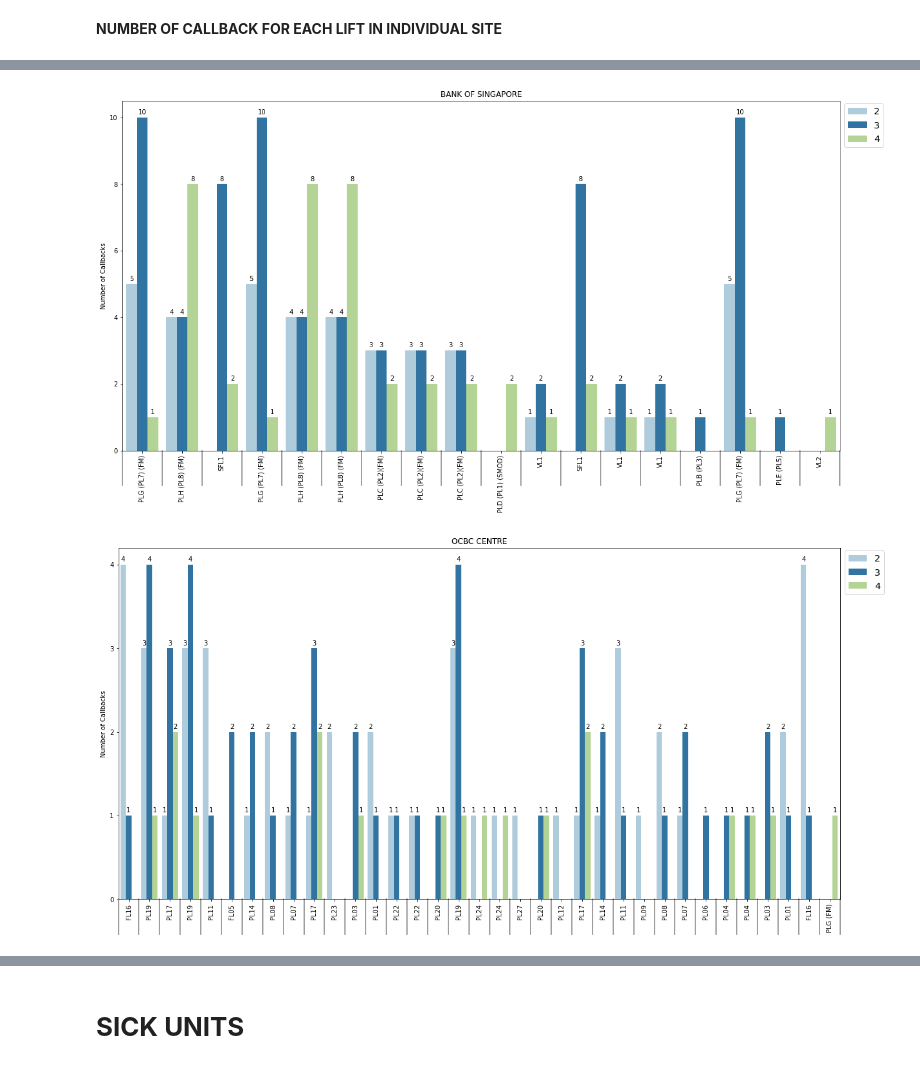
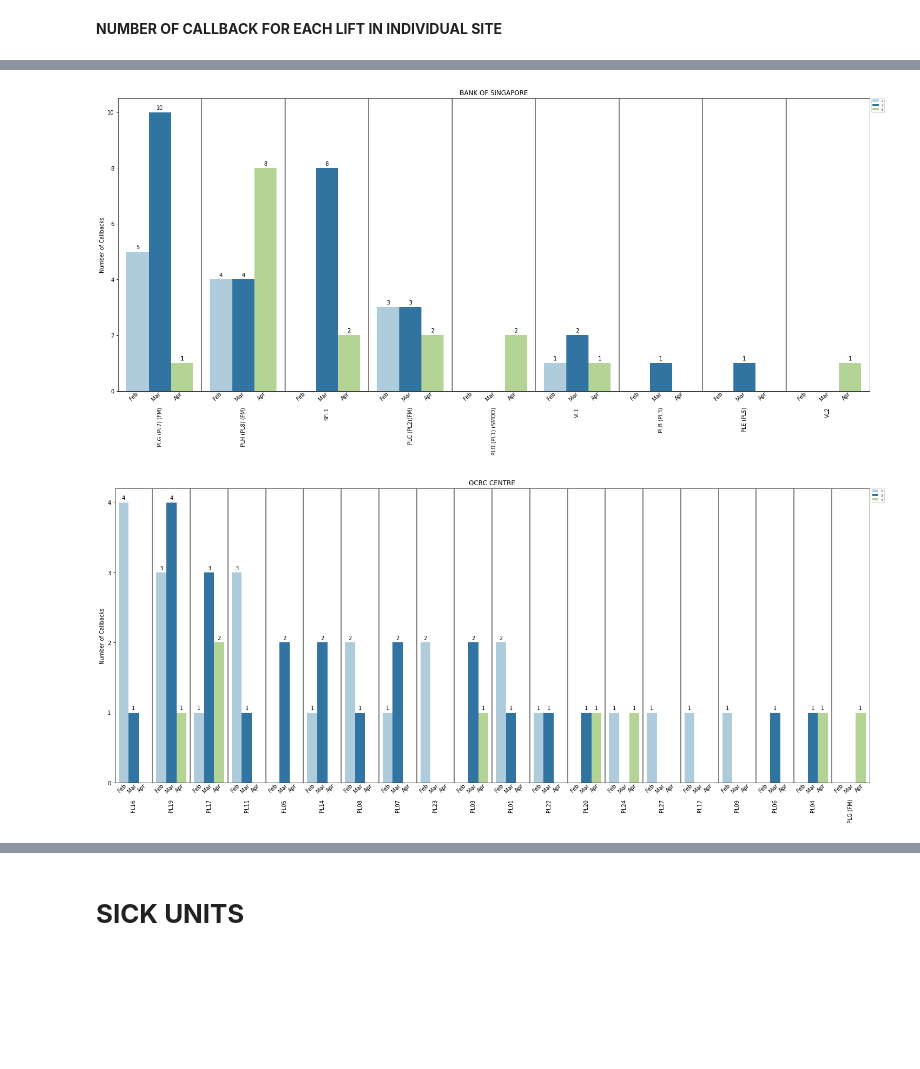
Before and after one commit to melvinps/Data-Analysis-Schindler-Lift-Singapore, a Jupyter notebook: Callback_Analysis.ipynb, the cells around one changed output, grey strips where cells are left out. Saved outputs shown, nothing was run; the diff lists cells and outputs as text; code cells hidden in the pictures; blank space fills up the shorter version.

```diff
--- a/Callback_Analysis.ipynb
+++ b/Callback_Analysis.ipynb
@@ -143,7 +143,7 @@ for i in top_10_lst:
     f.get_yaxis().set_visible(False)
 
     for p in f.patches:
-      f.annotate('{:.0f}'.format(p.get_height(), '.1f'),
+      f.annotate(format(p.get_height(), '.0f'),
                    (p.get_x() + p.get_width() / 2., p.get_height()),
                     ha = 'center', va = 'center',
                     xytext = (0, 8),
@@ -171,7 +171,7 @@ for i in top_10_lst:
     f.set_xlabel('')
     f.set_ylabel('Number of Callbacks')
     for p in f.patches:
-      f.annotate('{:.0f}'.format(p.get_height(), '.1f'),
+      f.annotate(format(p.get_height(), '.0f'),
                    (p.get_x() + p.get_width() / 2., p.get_height()),
                     ha = 'center', va = 'center',
                    xytext = (0, 8),
@@ -193,71 +193,61 @@ for i in top_10_lst:
 # df_month['Notification date'] = df_route['Notification date'].dt.strftime("%B")
 # df_month
 # %%
+import itertools
 from itertools import groupby
 
 df_month = df_route_pass_month.loc[(df_route['Name']).isin(top_10_lst)]
 df_month = df_month.drop(['Location','Long Text Description'], axis=1)
 df_month['Notification date'] = df_route['Notification date'].dt.month
 df_month = df_month.groupby(['Name'])
 df_month.count()
 
-# Function for adding line in xtick
-def add_line(ax, xpos, ypos):
-    line = plt.Line2D([xpos, xpos], [ypos + .1 , ypos],
-                      transform=ax.transAxes, color='Gray')
-    line.set_clip_on(False)
-    ax.add_line(line)
-
-def label_len(my_index,level):
-    labels = my_index.get_level_values(level)
-    return [(k, sum(1 for i in g)) for k,g in groupby(labels)]
-
-def label_group_bar_table(ax, df):
-    ypos = -.1
-    scale = 1./df.index.size
-    for level in range(df.index.nlevels)[::-1]:
-        pos = 0
-        for label, rpos in label_len(df.index,level):
-            lxpos = (pos + .5 * rpos)*scale
-            add_line(ax, pos*scale, ypos)
-            pos += rpos
-        add_line(ax, pos*scale , ypos)
-        ypos -= .1
-
 # Plot
 for j in top_10_lst:
     gp = df_month.get_group(j).groupby(['Description of technical object','Notification date']).count().sort_values(by=['Description'], ascending= False).reset_index()
-    fig,ax = plt.subplots(1, figsize=(20,10))
-    f = sns.barplot(x='Description of technical object',y='Description', hue='Notification date',data=gp, palette='Paired',order=gp['Description of technical object'])
-    plt.xticks(rotation=90, ha='center')
+    fig,ax = plt.subplots(1, figsize=(25,10))
+    f = sns.barplot(x='Description of technical object',y='Description', hue='Notification date',data=gp, palette='Paired')
     f.set_title(j)
     f.set_xlabel('')
     f.set_ylabel('Number of Callbacks')
-    plt.legend(bbox_to_anchor=(1, 1.005), loc='upper left', fontsize= 'x-large')
-    label_group_bar_table(f, gp)
+    plt.legend(bbox_to_anchor=(1, 1.005), loc='upper left', fontsize= 'xx-small')
     plt.locator_params(axis="y", integer=True, tight=True)
 
     for p in f.patches:
-      f.annotate('{:.0f}'.format(p.get_height(), '.1f'),
+      f.annotate(format(p.get_height(), '.0f'),
                    (p.get_x() + p.get_width() / 2., p.get_height()),
                     ha = 'center', va = 'center',
                    xytext = (0, 8),
                    textcoords = 'offset points')
-    # ax = plt.gca()
-    # pos = []
-    # for bar in ax.patches:
-    #   pos.append(bar.get_x()+bar.get_width()/3.)
 
 
-    # ax.set_xticks(pos,minor=True)
-    # lab = []
-    # for i in range(len(pos)):
-    #   l = gp['Notification date'][i//len(gp['Notification date'])]
-    #   lab.append(l)
+    f = plt.gca()
+    # Get mid pos of each bar
+    pos_mid = []
+    for bar in ax.patches:
+      pos_mid.append(bar.get_x()+bar.get_width()/3.)
 
-    # ax.set_xticklabels(lab,minor=True)
-    # ax.tick_params(axis='x', which='major', pad=15, size=0)
-    # plt.setp(ax.get_xticklabels(), rotation=0)
+    # Get position of each grouped bar
+    pos = []
+    for bar in f.patches:
+       pos.append(bar.get_x()+bar.get_width())
+    new_pos = []
+    for item in pos:
+      new_pos.append(int(item))
+
+    # Add line at (x pos + 0.5) of each grouped bar
+    for i in new_pos:
+      f.axvline(x=(new_pos[i]+0.5),color='Gray')
+
+    # Minor/Major ticks
+    ax.set_xticks(pos_mid,minor=True)
+    lst_month = list(reversed(pass_month))
+    lst_month = ['Jan' if i=='1' else 'Feb' if i=='2' else 'Mar' if i=='3' else 'Apr' if i=='4'else 'May' if i=='5' else 'Jun' if i=='6' else 'Jul' if i=='7' else 'Aug' if i=='8' else 'Sep' if i=='9' else 'Oct' if i=='10' else'Nov' if i=='11' else 'Dec' if i=='12' else i for i in lst_month]
+    p = list(itertools.chain.from_iterable(itertools.repeat(x, len(gp.groupby('Description of technical object'))) for x in lst_month))
+
+    ax.set_xticklabels(p,minor=True)
+    ax.tick_params(axis='x', which='minor', pad=0, size=0, labelrotation = 45)
+    ax.tick_params(axis='x', which='major', pad=30, size=0, labelrotation = 90)
 # %% [output]
-[figure, old version]
+[figure, new version]
-[figure, old version]
+[figure, new version]
```
Also changed, not shown: parts of 7 cells of this notebook.
